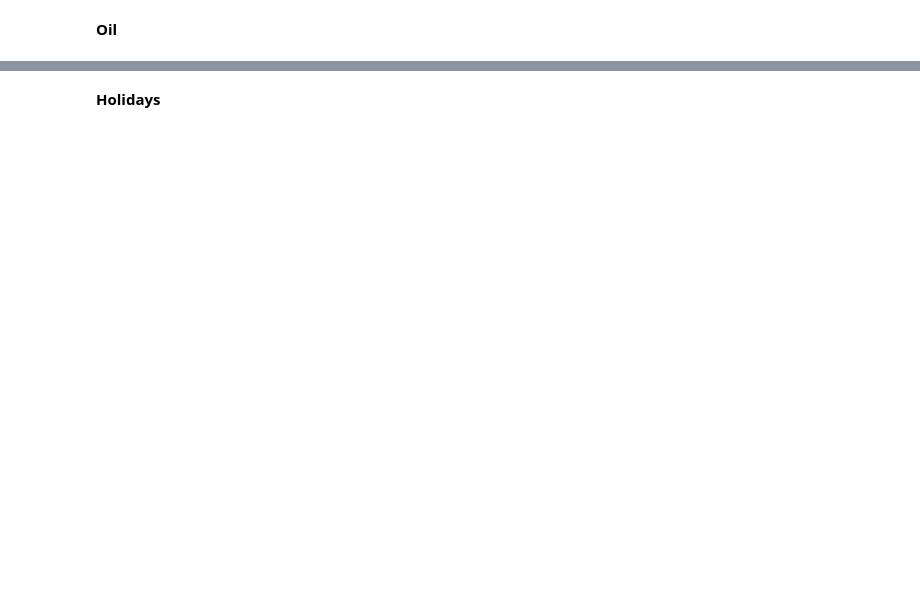
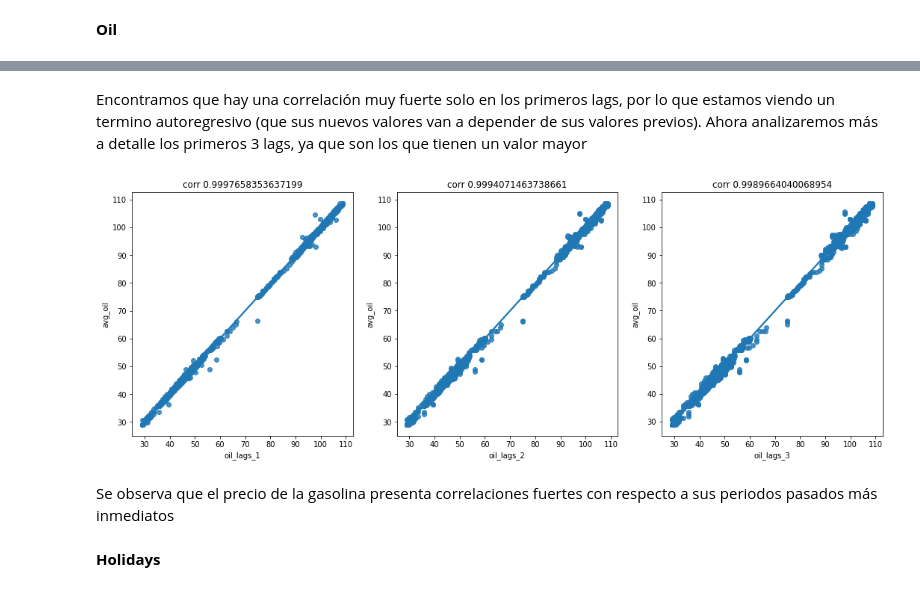
Before and after one commit to Cutberto/RetoStoreSales, a Jupyter notebook: reto-submission.ipynb, the cells around one changed output, grey strips where cells are left out. Cells and saved outputs as stored; diff of their text form; code cells hidden in the pictures; blank space fills up the shorter version.

```diff
--- a/reto-submission.ipynb
+++ b/reto-submission.ipynb
@@ -114,2 +164,30 @@ Se observa que a pesar de que el valor del petroleo se queda igual, la cantidad
+# %% [markdown]
+Encontramos que hay una correlación muy fuerte solo en los primeros lags, por lo que estamos viendo un termino autoregresivo (que sus nuevos valores van a depender de sus valores previos).
+Ahora analizaremos más a detalle los primeros 3 lags,
+ya que son los que tienen un valor mayor
+# %%
+#iteramos del 1 al 3
+for l in range(1, 3 + 1) :
+    #guardamos el valor con el desplazamiento correspondiente
+    calendar[f'oil_lags_{l}'] = calendar.avg_oil.shift(l)
+calendar.dropna(inplace = True)
+calendar.head()
+
+lag1, lag2, lag3 = 'oil_lags_1', 'oil_lags_2', 'oil_lags_3'
+
+fig = plt.figure(figsize=(18,6))
+plt.subplot(1,3,1)
+sns.regplot(x = calendar[lag1], y = calendar.avg_oil)
+plt.title(f'corr {calendar.avg_oil.corr(calendar[lag1])}')
+plt.subplot(1,3,2)
+sns.regplot(x = calendar[lag2], y = calendar.avg_oil)
+plt.title(f'corr {calendar.avg_oil.corr(calendar[lag2])}')
+plt.subplot(1,3,3)
+sns.regplot(x = calendar[lag3], y = calendar.avg_oil)
+plt.title(f'corr {calendar.avg_oil.corr(calendar[lag3])}');
+# %% [output]
+[figure, added]
+# %% [markdown]
+Se observa que el precio de la gasolina presenta correlaciones fuertes con respecto a sus periodos pasados más inmediatos
 # %% [markdown]
 **Holidays**
```
Also changed, not shown: parts of 106 cells of this notebook, 13 other files.
